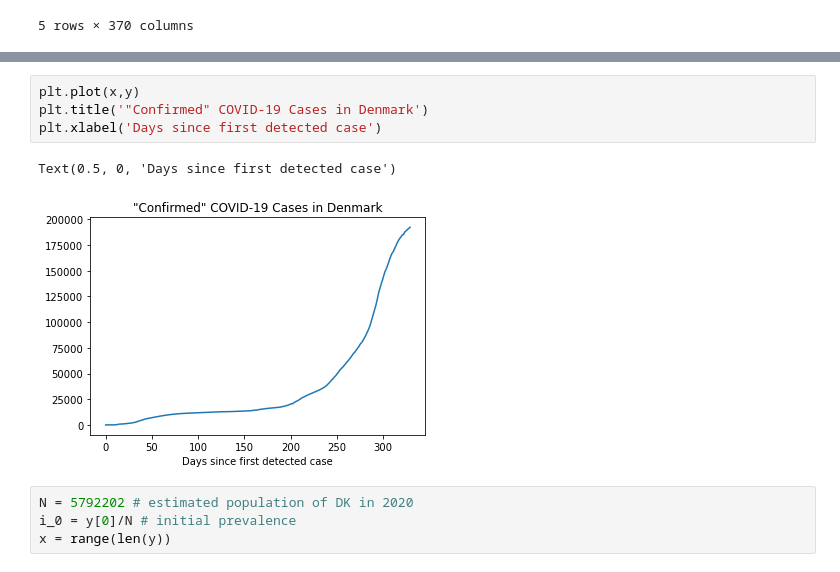
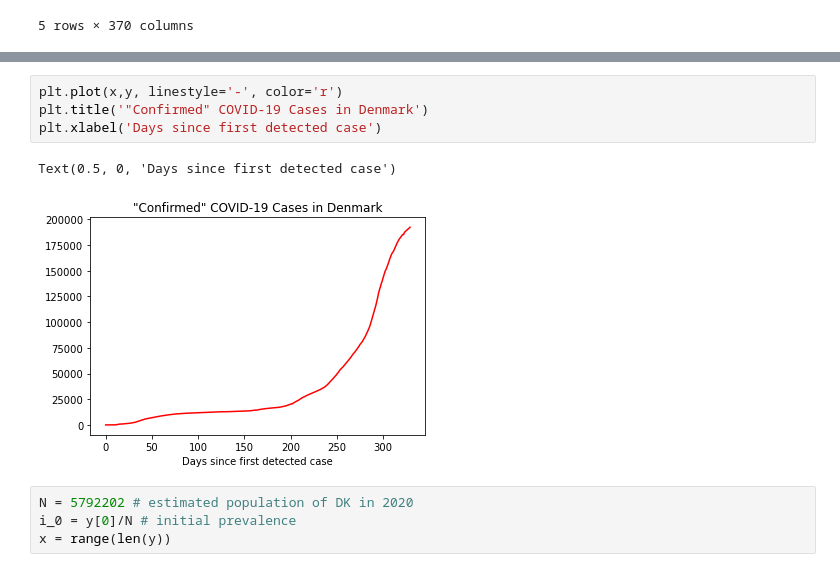
Before and after one commit to UCB-stat-159-s21/site, a Jupyter notebook: Notes/pandemic.ipynb, the cells around one changed output, grey strips where cells are left out. Saved outputs shown, nothing was run; the diff lists cells and outputs as text.

```diff
--- a/Notes/pandemic.ipynb
+++ b/Notes/pandemic.ipynb
@@ -285,12 +289,12 @@ print(len(y),y)
  167541 168711 170787 172779 174995 176837 178497 180240 181486 182725
  183801 185159 185159 187320 188199 189088 189895 190619 191505 192265]
 # %%
-plt.plot(x,y)
+plt.plot(x,y, linestyle='-', color='r')
 plt.title('"Confirmed" COVID-19 Cases in Denmark')
 plt.xlabel('Days since first detected case')
 # %% [output]
 Text(0.5, 0, 'Days since first detected case')
-[figure, old version]
+[figure, new version]
 # %%
 N = 5792202 # estimated population of DK in 2020
 i_0 = y[0]/N # initial prevalence
```
Also changed, not shown: parts of 10 cells of this notebook.
